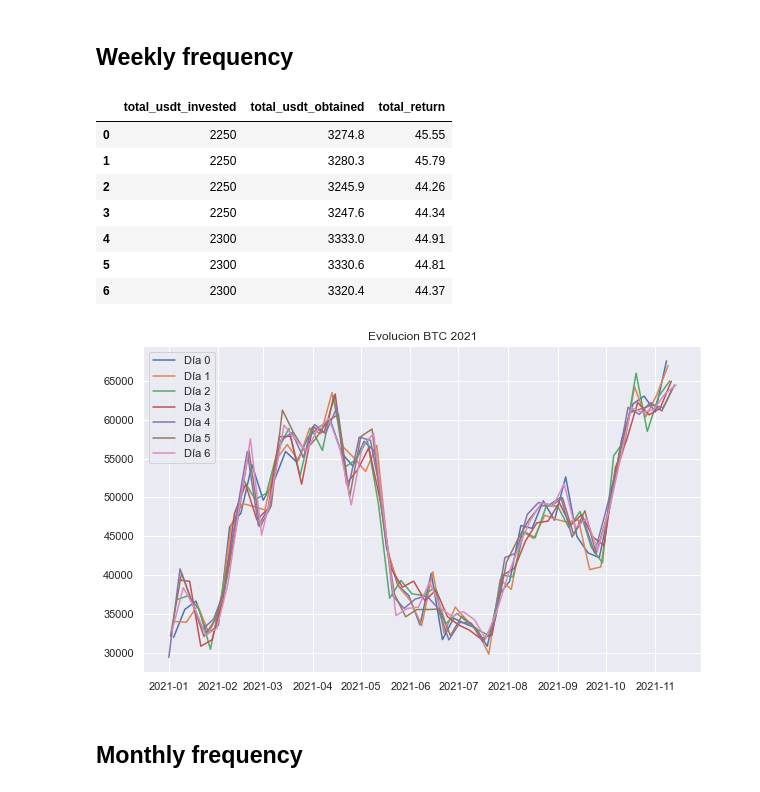
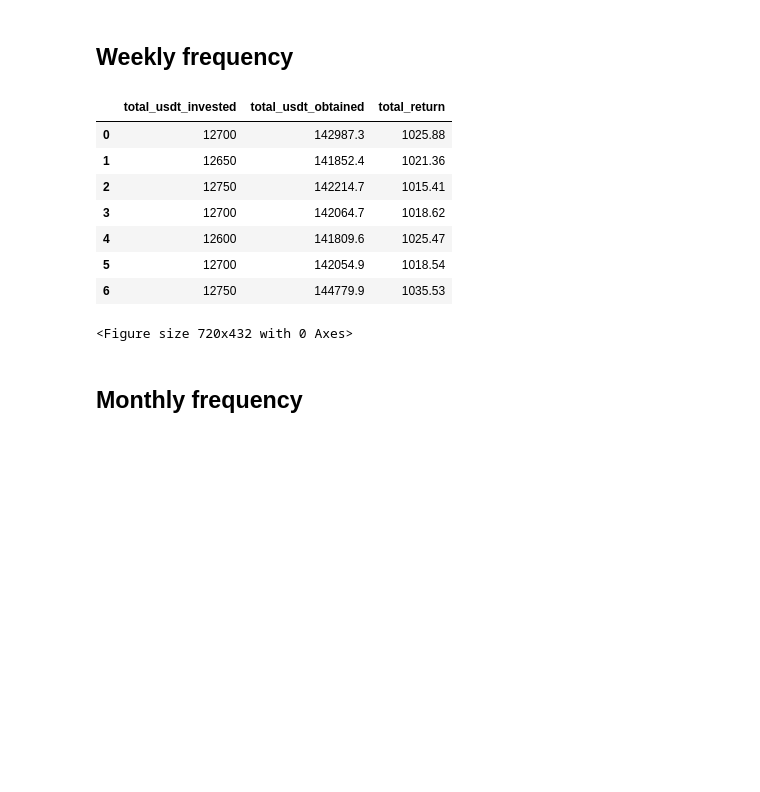
Before and after one commit to octane64/BTCLab, a Jupyter notebook: notebooks/DCA_simple.ipynb, the cells around one changed output. Cells and saved outputs as stored; diff of their text form; code cells hidden in the pictures; blank space fills up the shorter version.

```diff
--- a/notebooks/DCA_simple.ipynb
+++ b/notebooks/DCA_simple.ipynb
@@ -39,6 +45,6 @@ data
 # %%
 # Crear variables y subset para análisis
-df = data[['Adj Close']]['2021'].copy()
+df = data[['Adj Close']]['2017':'2021'].copy()
 df = df.rename(columns={'Adj Close': 'btc_price'})
 df['btc_return'] = df['btc_price'].pct_change()
 df['day'] = df.index.day
@@ -69,44 +75,40 @@ usdt = 50
 initial_usdt = []
 final_usdt = []
 usdt_return = []
 plt.figure(figsize=(10,6))
 
 
 for i in range(7):
     df_sem = df[df['weekday']==i]
     df_sem['btc_return'] = df_sem['btc_price'].pct_change()
     df_sem['usdt_invested'] = usdt
     df_sem['btc_amount'] = df_sem['usdt_invested']/df_sem['btc_price']
 
-
-    plt.title('Evolucion BTC 2021')
-    plt.plot(df_sem.index, df_sem['btc_price'], label=f'Día {i}')
-    plt.legend()
 
     #metrics
     total_btc_amount = df_sem['btc_amount'].sum()
 
     total_usdt_invested = df_sem['usdt_invested'].sum()
     initial_usdt.append(total_usdt_invested)
 
     total_usdt_obtained = round(total_btc_amount*data['Adj Close'][-1],3)
     final_usdt.append(round(total_usdt_obtained,1))
 
     total_return = (total_usdt_obtained/total_usdt_invested-1)*100
     usdt_return.append(round(total_return,2))
 
 initial_usdt = pd.DataFrame(initial_usdt, columns=['total_usdt_invested'])
 final_usdt = pd.DataFrame(final_usdt, columns=['total_usdt_obtained'])
 usdt_return = pd.DataFrame(usdt_return, columns=['total_return'])
-resultados = pd.concat([initial_usdt, final_usdt, usdt_return], axis=1)
-resultados
+resultados_sem = pd.concat([initial_usdt, final_usdt, usdt_return], axis=1)
+resultados_sem
 # %% [output]
 |  | total_usdt_invested | total_usdt_obtained | total_return |
-| 0 | 2250 | 3274.8 | 45.55 |
-| 1 | 2250 | 3280.3 | 45.79 |
-| 2 | 2250 | 3245.9 | 44.26 |
-| 3 | 2250 | 3247.6 | 44.34 |
-| 4 | 2300 | 3333.0 | 44.91 |
-| 5 | 2300 | 3330.6 | 44.81 |
-| 6 | 2300 | 3320.4 | 44.37 |
+| 0 | 12700 | 142987.3 | 1025.88 |
+| 1 | 12650 | 141852.4 | 1021.36 |
+| 2 | 12750 | 142214.7 | 1015.41 |
+| 3 | 12700 | 142064.7 | 1018.62 |
+| 4 | 12600 | 141809.6 | 1025.47 |
+| 5 | 12700 | 142054.9 | 1018.54 |
+| 6 | 12750 | 144779.9 | 1035.53 |
-[figure, removed]
+<Figure size 720x432 with 0 Axes>
```
Also changed, not shown: parts of 8 cells of this notebook.
